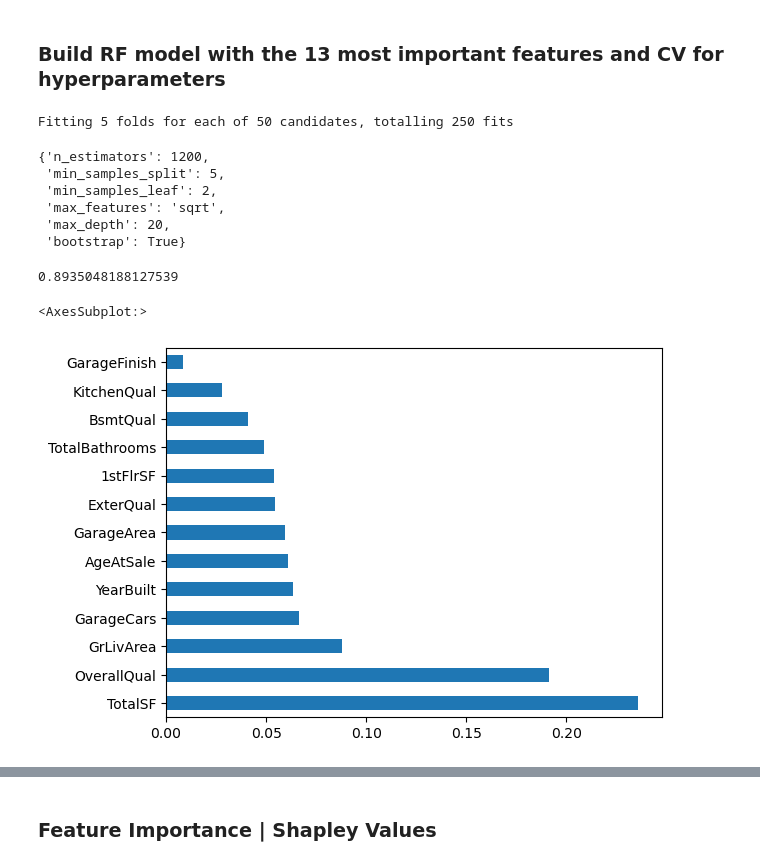
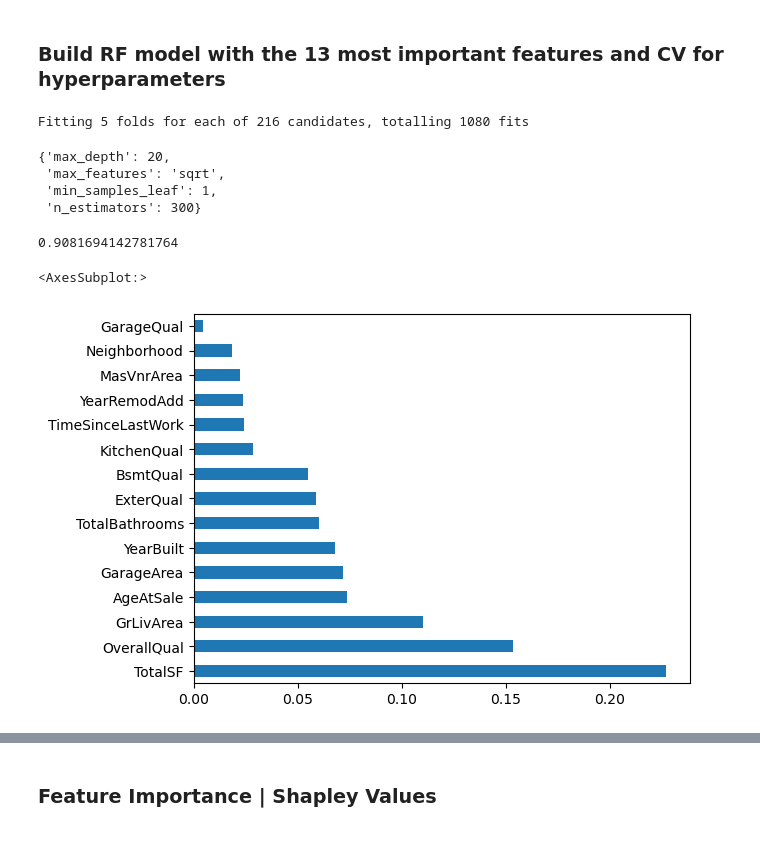
Before and after one commit to elijahspiegel/AmesHousingProject, a Jupyter notebook: Machine Learning Project - Combined - Iteration 1.ipynb, the cells around one changed output, grey strips where cells are left out. Saved outputs shown, nothing was run; the diff lists cells and outputs as text; code cells hidden in the pictures.

Commit message:
Switched hyperparameter search from randomized to grid, guaranteed fungible features in selected features

```diff
--- a/Machine Learning Project - Combined - Iteration 1.ipynb
+++ b/Machine Learning Project - Combined - Iteration 1.ipynb
@@ -991,3 +929,3 @@ rf_random = RandomizedSearchCV(estimator = rf, param_distributions = random_grid
 # %%
-rf_random.fit(X_train, y_train)
+rf_grid.fit(X_train, y_train)
 # %% [output]
@@ -1020,5 +950,5 @@ rf_random.score(X_validate, y_validate)
 # %%
-featureimportances = pd.Series(rf_random.best_estimator_.feature_importances_, index = X_train.columns)
+featureimportances = pd.Series(rf_grid.best_estimator_.feature_importances_, index = X_train.columns)
 featureimportances.nlargest(30).plot(kind = 'barh')
 # %% [output]
 <AxesSubplot:>
@@ -1068,33 +998,38 @@ Street               0.901511
 # %% [markdown]
 ### Build RF model with the 13 most important features and CV for hyperparameters
+# %%
+# make sure we have the top 13 most important features
+selectedfeatures = featureimportances.index[0:13].to_list()
+# append also any mutable features that we'd like to understand
+for feat in ['ExterQual', 'BsmtQual', 'KitchenQual', 'GarageQual']:
+    if feat not in selectedfeatures:
+        selectedfeatures = selectedfeatures + [feat]
 # %%
-X_trainvalidate_sub = X_trainvalidate[featureimportances.index[0:13]]
-X_test_sub = X_test[featureimportances.index[0:13]]
+X_trainvalidate_sub = X_trainvalidate[selectedfeatures]
+X_test_sub = X_test[selectedfeatures]
 
-rf_random = RandomizedSearchCV(estimator = rf, param_distributions = random_grid,
-                               n_iter = 50, cv = 5, verbose=2, random_state=42, n_jobs = -1)
+rf_grid = GridSearchCV(estimator = rf, param_grid = param_grid,
+                         cv = 5, verbose=2, n_jobs = -1)
 
-rf_random.fit(X_trainvalidate_sub, y_trainvalidate)
-rf_random.best_params_
+rf_grid.fit(X_trainvalidate_sub, y_trainvalidate)
+rf_grid.best_params_
 # %% [output]
-Fitting 5 folds for each of 50 candidates, totalling 250 fits
+Fitting 5 folds for each of 216 candidates, totalling 1080 fits
-{'n_estimators': 1200,
- 'min_samples_split': 5,
- 'min_samples_leaf': 2,
+{'max_depth': 20,
  'max_features': 'sqrt',
- 'max_depth': 20,
- 'bootstrap': True}
+ 'min_samples_leaf': 1,
+ 'n_estimators': 300}
 # %%
-rf_random.score(X_test_sub, y_test)
+rf_grid.score(X_test_sub, y_test)
 # %% [output]
-0.8935048188127539
+0.9081694142781764
 # %%
-featureimportances = pd.Series(rf_random.best_estimator_.feature_importances_,
+featureimportances = pd.Series(rf_grid.best_estimator_.feature_importances_,
                                index = X_trainvalidate_sub.columns)
 featureimportances.nlargest(30).plot(kind = 'barh')
 # %% [output]
 <AxesSubplot:>
-[figure, old version]
+[figure, new version]
 # %%
 base_model = RandomForestRegressor()
 base_model.fit(X_trainvalidate, y_trainvalidate)
```
Also changed, not shown: parts of 48 cells of this notebook.
